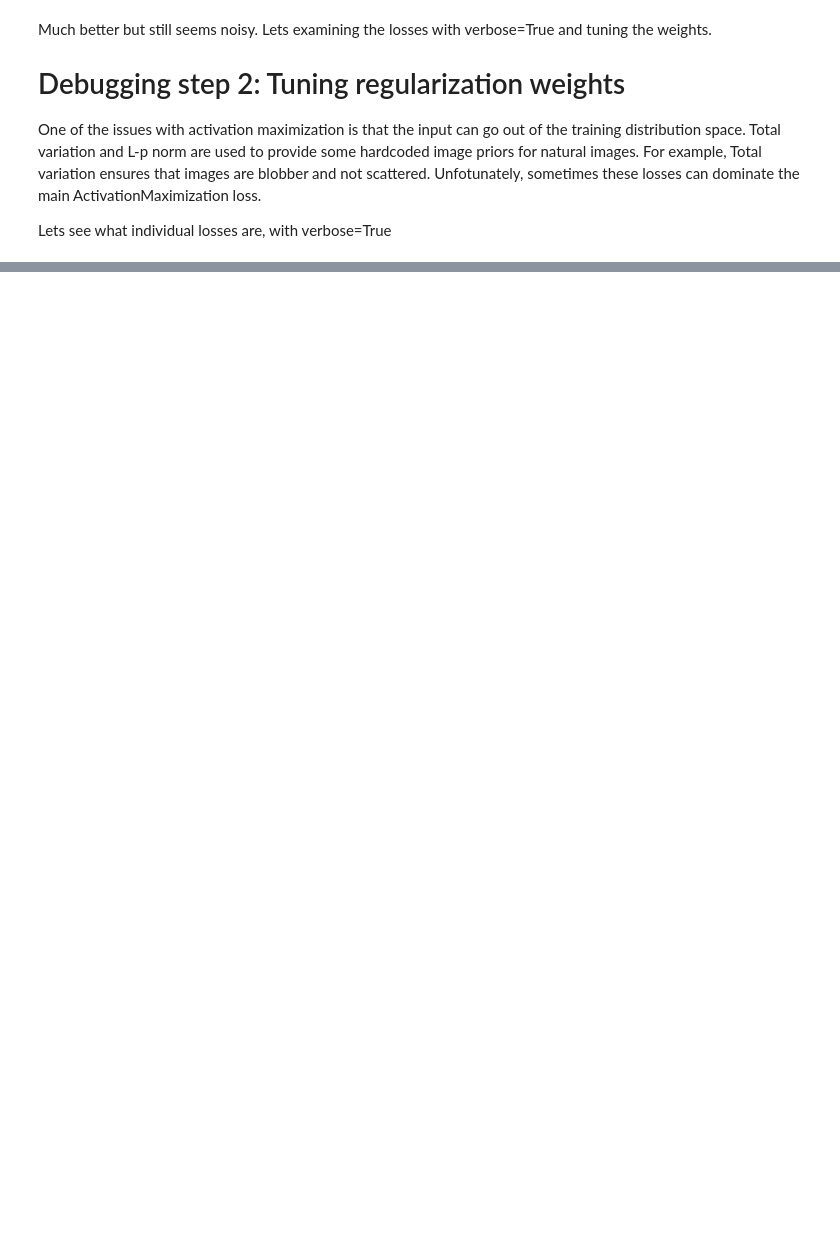
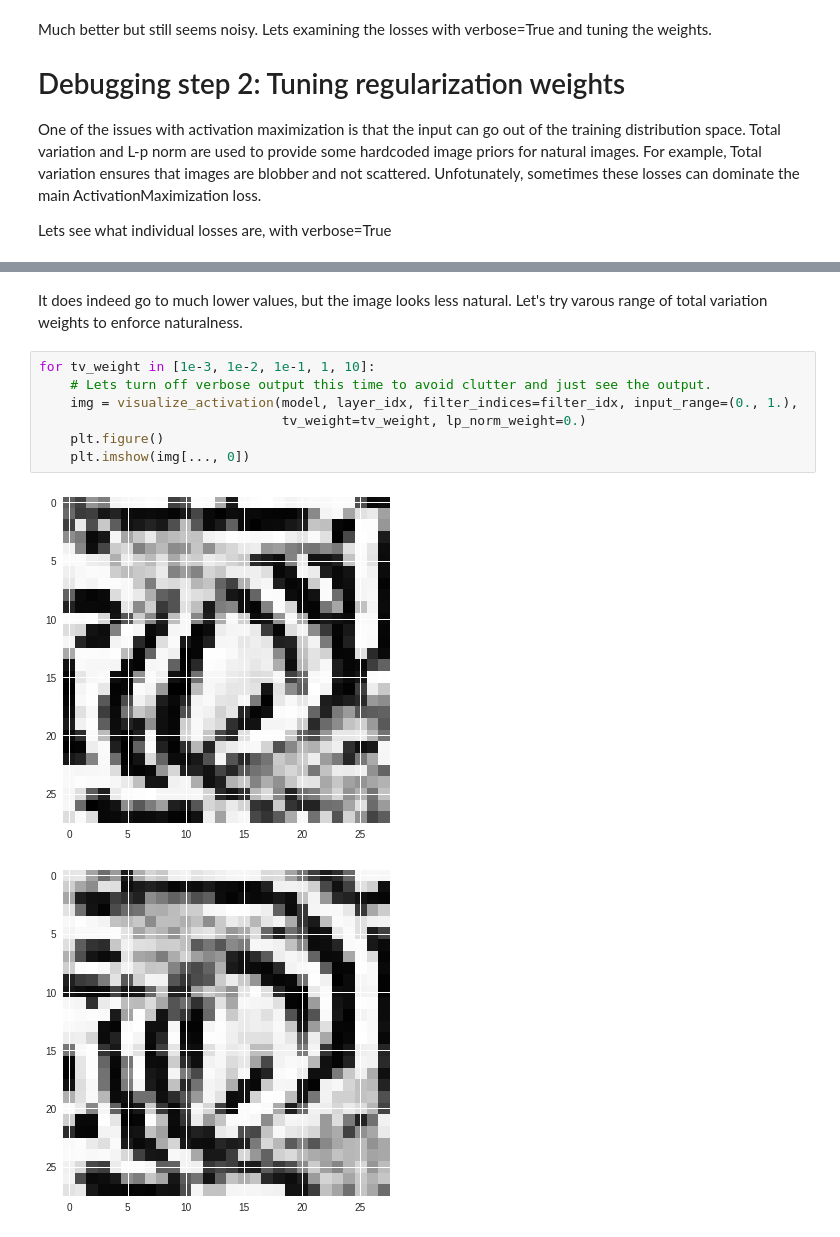
Before and after one commit to soumendra/cnn-visualisation, a Jupyter notebook: notebooks/visualising_and_Interpreting_cnns_workbook.ipynb, the cells around one changed output, grey strips where cells are left out. Drawn from its saved outputs; the diff is of its cells as text; blank space fills up the shorter version.

```diff
--- a/notebooks/visualising_and_Interpreting_cnns_workbook.ipynb
+++ b/notebooks/visualising_and_Interpreting_cnns_workbook.ipynb
@@ -232,0 +286,12 @@ Iteration: 200, named_losses: [('ActivationMax Loss', -1182.154),
+# %% [markdown]
+It does indeed go to much lower values, but the image looks less natural. Let's try varous range of total variation weights to enforce naturalness.
+# %%
+for tv_weight in [1e-3, 1e-2, 1e-1, 1, 10]:
+    # Lets turn off verbose output this time to avoid clutter and just see the output.
+    img = visualize_activation(model, layer_idx, filter_indices=filter_idx, input_range=(0., 1.),
+                               tv_weight=tv_weight, lp_norm_weight=0.)
+    plt.figure()
+    plt.imshow(img[..., 0])
+# %% [output]
+[figure, added]
+[figure, added]
```
Also changed, not shown: parts of 25 cells of this notebook.
